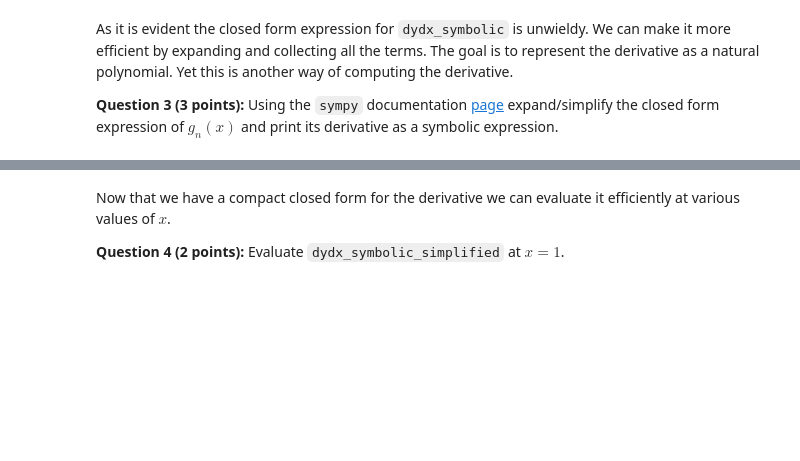
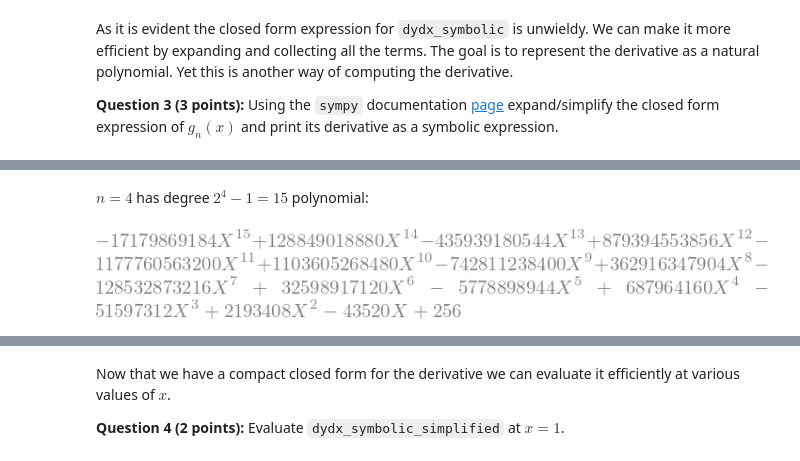
Before and after one commit to the-salty-austin/stat5242, a Jupyter notebook: hw4/04_gr5242_autodiff.ipynb, the cells around one changed output, grey strips where cells are left out. Saved outputs shown, nothing was run; the diff lists cells and outputs as text; code cells hidden in the pictures; blank space fills up the shorter version.

```diff
--- a/hw4/04_gr5242_autodiff.ipynb
+++ b/hw4/04_gr5242_autodiff.ipynb
@@ -96,0 +184,10 @@ dydx_symbolic_simplified # This should express a polynomial of degree 2^n - 1.
+# %% [markdown]
+$n=4$ has degree $2^4-1 = 15 $ polynomial:
+# %%
+n = 4
+polynomial = operation(x, n)
+dydx_symbolic_simplified = sym.simplify(sym.diff(polynomial, x))
+
+dydx_symbolic_simplified
+# %% [output]
+[figure, added]
```
Also changed, not shown: parts of 36 cells of this notebook, 2 other files.
